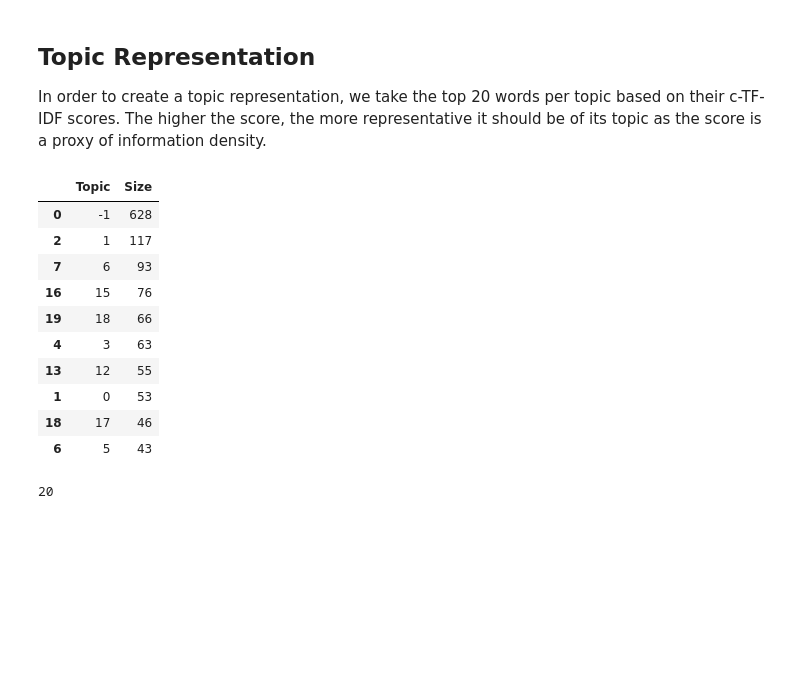
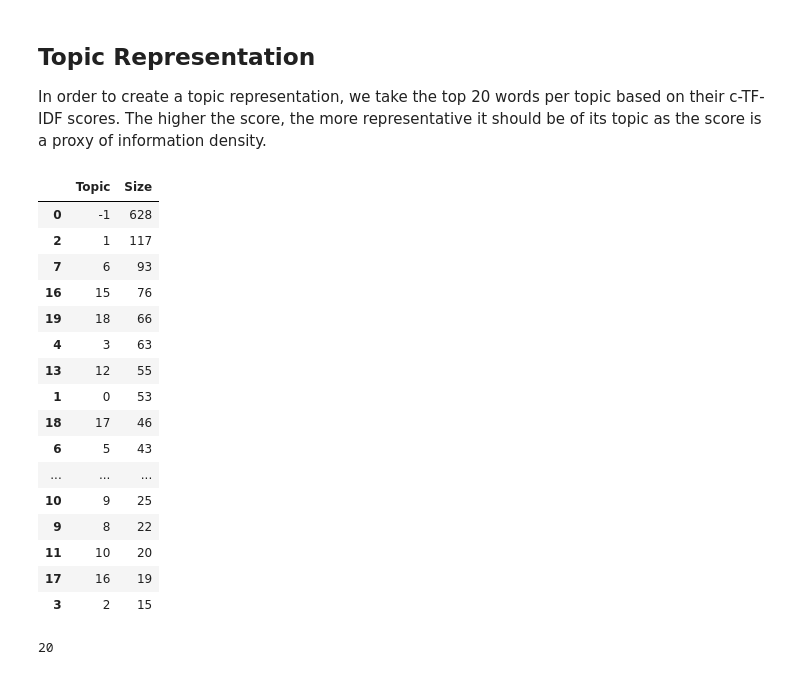
Before and after one commit to kyleiwaniec/neuro-symbolic-ai-systematic-review, a Jupyter notebook: scopus/filterd-search-results.ipynb, the cells around one changed output. Saved outputs shown, nothing was run; the diff lists cells and outputs as text; code cells hidden in the pictures; blank space fills up the shorter version.

```diff
--- a/scopus/filterd-search-results.ipynb
+++ b/scopus/filterd-search-results.ipynb
@@ -453,21 +453,27 @@ def extract_topic_sizes(df):
                      .rename({"Topic": "Topic", "Doc": "Size"}, axis='columns')
                      .sort_values("Size", ascending=False))
     return topic_sizes
-
-top_n_words = extract_top_n_words_per_topic(tf_idf, count, docs_per_topic, n=20)
-topic_sizes = extract_topic_sizes(docs_df); topic_sizes.head(10)
-# %% [output]
-|  | Topic | Size |
-| 0 | -1 | 628 |
-| 2 | 1 | 117 |
-| 7 | 6 | 93 |
-| 16 | 15 | 76 |
-| 19 | 18 | 66 |
-| 4 | 3 | 63 |
-| 13 | 12 | 55 |
-| 1 | 0 | 53 |
-| 18 | 17 | 46 |
-| 6 | 5 | 43 |
+# %%
+top_n_words = extract_top_n_words_per_topic(tf_idf, count, docs_per_topic, n=20)
+topic_sizes = extract_topic_sizes(docs_df); topic_sizes.head(20)
+# %% [output]
+|  | Topic | Size |
+| 0 | -1 | 628 |
+| 2 | 1 | 117 |
+| 7 | 6 | 93 |
+| 16 | 15 | 76 |
+| 19 | 18 | 66 |
+| 4 | 3 | 63 |
+| 13 | 12 | 55 |
+| 1 | 0 | 53 |
+| 18 | 17 | 46 |
+| 6 | 5 | 43 |
+| ... | ... | ... |
+| 10 | 9 | 25 |
+| 9 | 8 | 22 |
+| 11 | 10 | 20 |
+| 17 | 16 | 19 |
+| 3 | 2 | 15 |
 # %%
 # number of topics
 len(topic_sizes)
```
Also changed, not shown: parts of 18 cells of this notebook.
